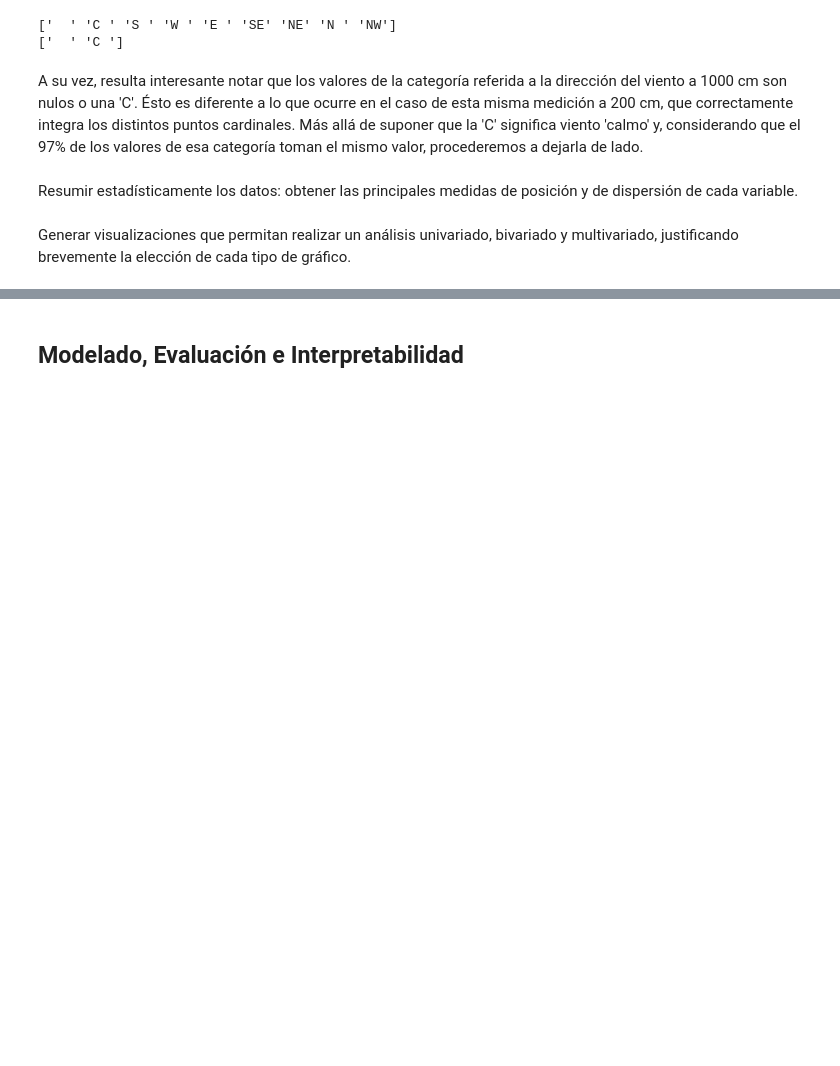
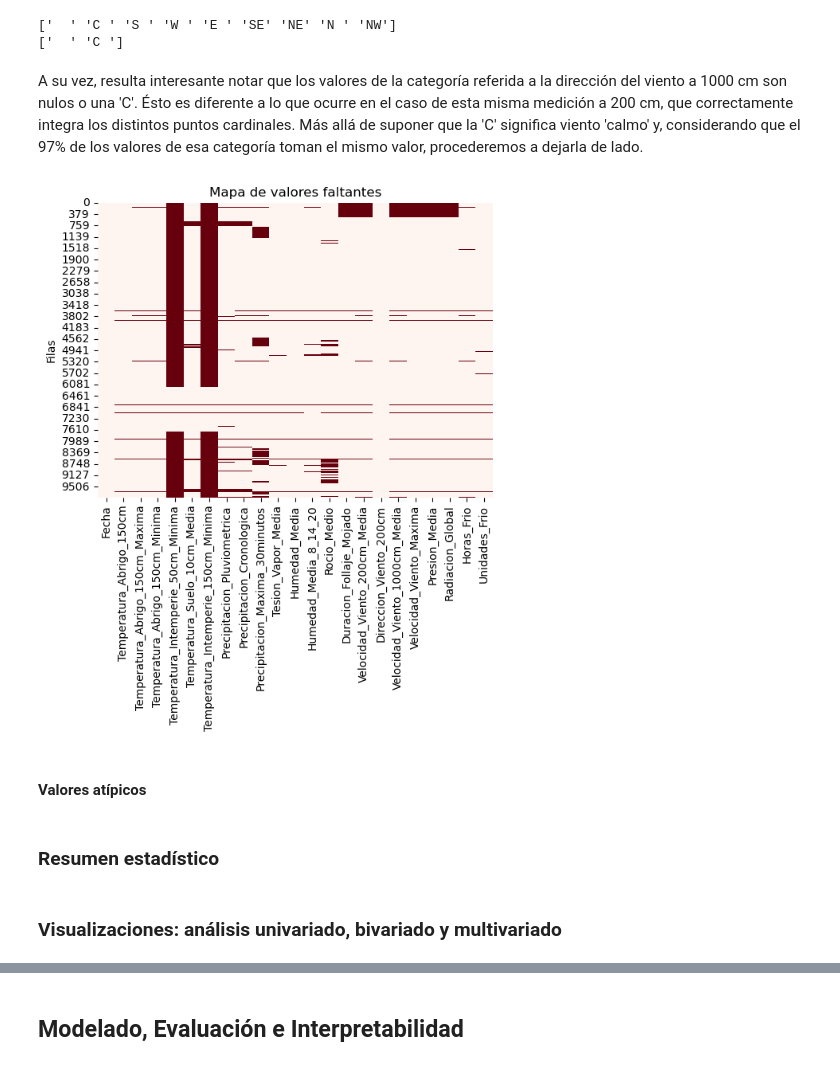
Before and after one commit to cejasmau/tp_aplicaciones, a Jupyter notebook: notebook.ipynb, the cells around one changed output, grey strips where cells are left out. Cells and saved outputs as stored; diff of their text form; code cells hidden in the pictures; blank space fills up the shorter version.

Commit message:
Análisis Exploratorio III

```diff
--- a/notebook.ipynb
+++ b/notebook.ipynb
@@ -227,9 +243,16 @@ print(df['Direccion_Viento_1000cm'].unique())
 A su vez, resulta interesante notar que los valores de la categoría referida a la dirección del viento a 1000 cm son nulos o una 'C'. Ésto es diferente a lo que ocurre en el caso de esta misma medición a 200 cm, que correctamente integra los distintos puntos cardinales. Más allá de suponer que la 'C' significa viento 'calmo' y, considerando que el 97% de los valores de esa categoría toman el mismo valor, procederemos a dejarla de lado.
 # %%
 df = df.drop(columns=['Direccion_Viento_1000cm'])
+# %%
+# Visualización simple de patrón de faltantes
+
+sns.heatmap(df.isnull(), cbar=False, cmap='Reds')
+plt.title('Mapa de valores faltantes')
+plt.ylabel('Filas')
+plt.show()
+# %% [output]
+[figure, added]
+# %% [markdown]
+#### Valores atípicos
 # %% [markdown]
-Resumir estadísticamente los datos: obtener las principales medidas de posición y de
-dispersión de cada variable.
+### Resumen estadístico
-# %% [markdown]
-Generar visualizaciones que permitan realizar un análisis univariado, bivariado y
-multivariado, justificando brevemente la elección de cada tipo de gráfico.
@@ -236 +261,3 @@ multivariado, justificando brevemente la elección de cada tipo de gráfico.
+# %% [markdown]
+### Visualizaciones: análisis univariado, bivariado y multivariado
 # %% [markdown]
```
Also changed, not shown: parts of 19 cells of this notebook.
